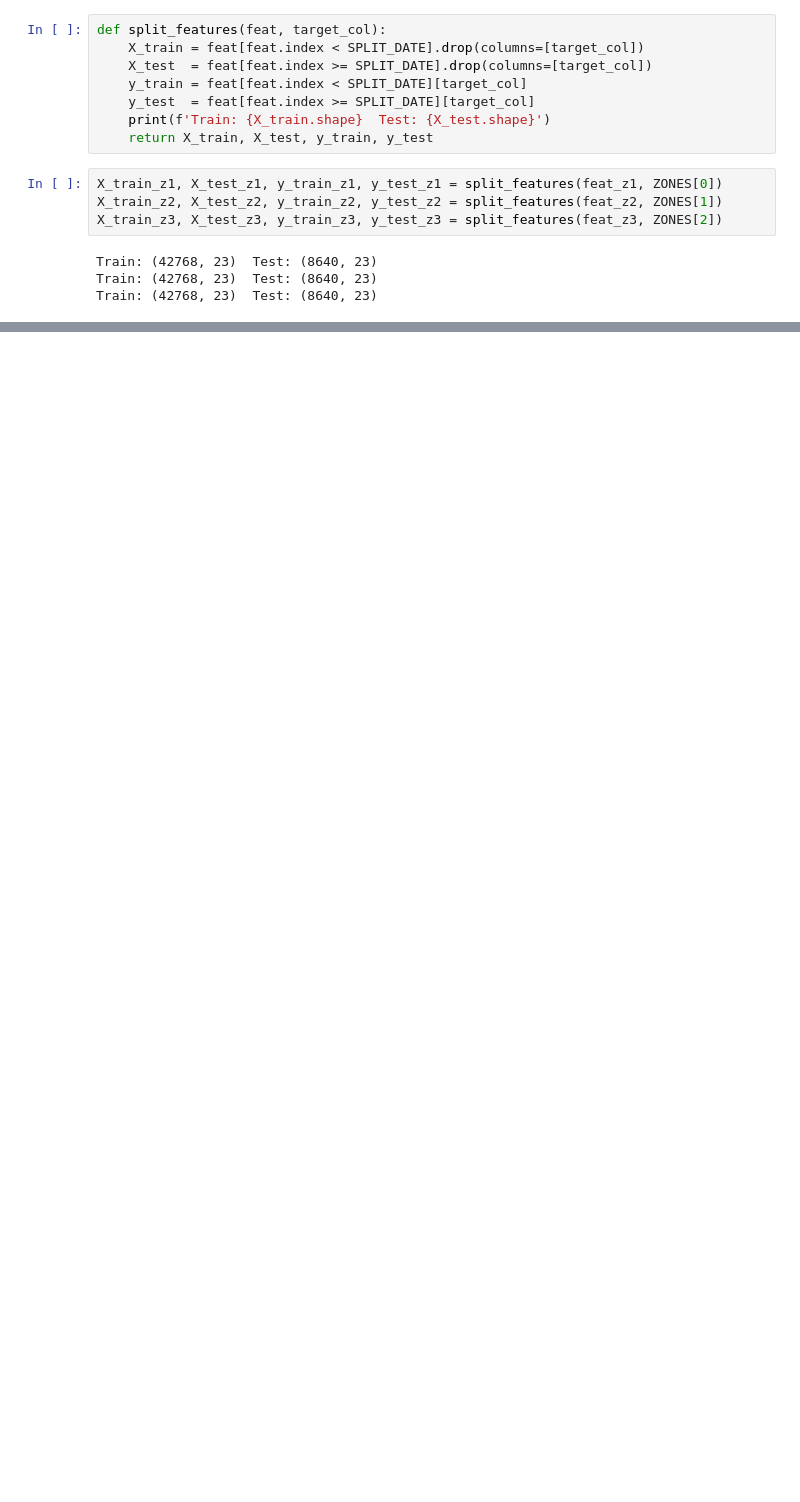
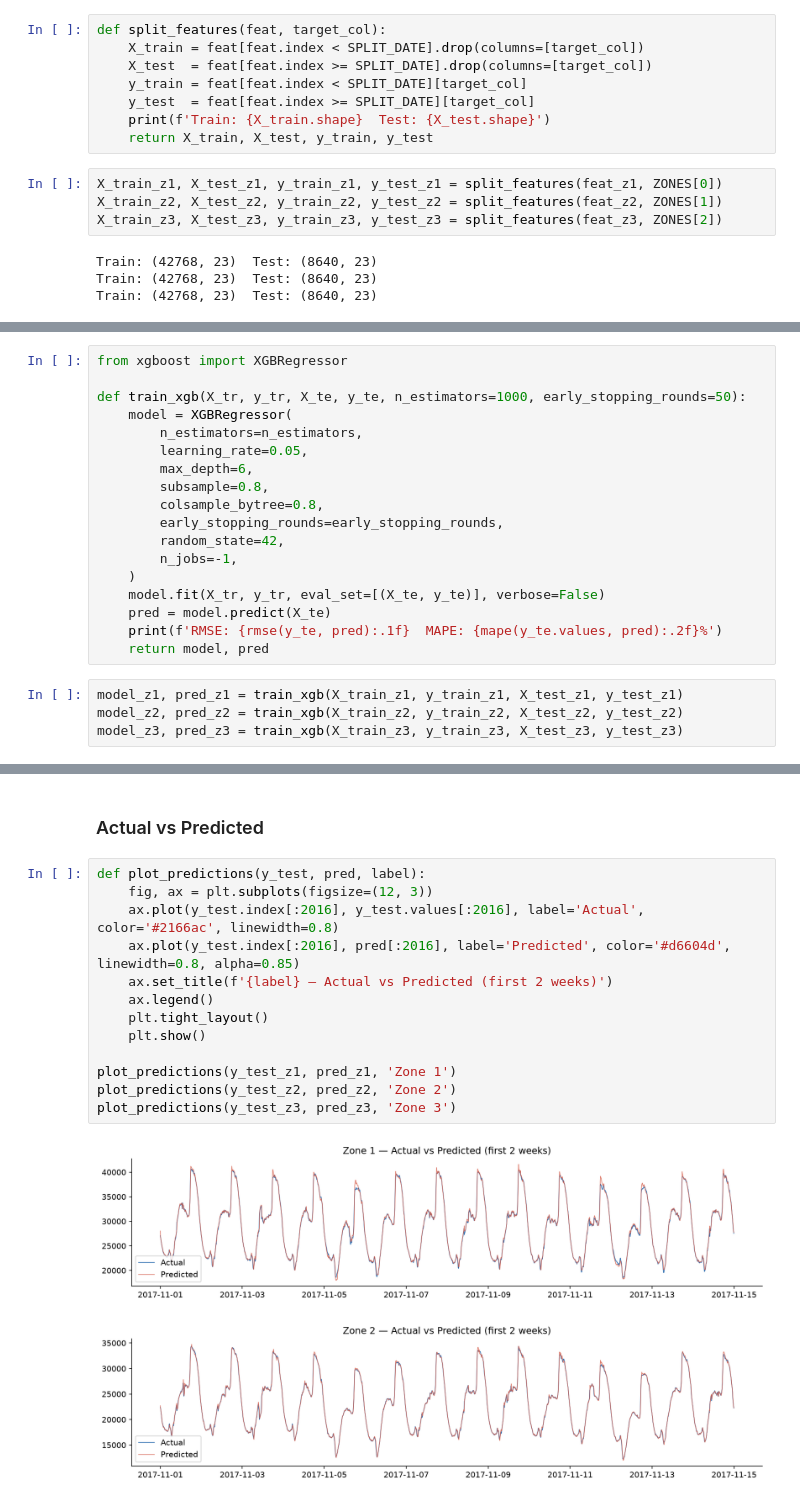
Before and after one commit to ShengPeiWilliam/energy-consumption-forecasting, a Jupyter notebook: code/energy_consumption_analysis.ipynb, the cells around one changed output, grey strips where cells are left out. Cells and saved outputs as stored; diff of their text form; blank space fills up the shorter version.

```diff
--- a/code/energy_consumption_analysis.ipynb
+++ b/code/energy_consumption_analysis.ipynb
@@ -201,0 +246,22 @@ Train: (42768, 23)  Test: (8640, 23)
+# %%
+from xgboost import XGBRegressor
+
+def train_xgb(X_tr, y_tr, X_te, y_te, n_estimators=1000, early_stopping_rounds=50):
+    model = XGBRegressor(
+        n_estimators=n_estimators,
+        learning_rate=0.05,
+        max_depth=6,
+        subsample=0.8,
+        colsample_bytree=0.8,
+        early_stopping_rounds=early_stopping_rounds,
+        random_state=42,
+        n_jobs=-1,
+    )
+    model.fit(X_tr, y_tr, eval_set=[(X_te, y_te)], verbose=False)
+    pred = model.predict(X_te)
+    print(f'RMSE: {rmse(y_te, pred):.1f}  MAPE: {mape(y_te.values, pred):.2f}%')
+    return model, pred
+# %%
+model_z1, pred_z1 = train_xgb(X_train_z1, y_train_z1, X_test_z1, y_test_z1)
+model_z2, pred_z2 = train_xgb(X_train_z2, y_train_z2, X_test_z2, y_test_z2)
+model_z3, pred_z3 = train_xgb(X_train_z3, y_train_z3, X_test_z3, y_test_z3)
@@ -201,0 +280,18 @@ Train: (42768, 23)  Test: (8640, 23)
+# %% [markdown]
+### Actual vs Predicted
+# %%
+def plot_predictions(y_test, pred, label):
+    fig, ax = plt.subplots(figsize=(12, 3))
+    ax.plot(y_test.index[:2016], y_test.values[:2016], label='Actual', color='#2166ac', linewidth=0.8)
+    ax.plot(y_test.index[:2016], pred[:2016], label='Predicted', color='#d6604d', linewidth=0.8, alpha=0.85)
+    ax.set_title(f'{label} — Actual vs Predicted (first 2 weeks)')
+    ax.legend()
+    plt.tight_layout()
+    plt.show()
+
+plot_predictions(y_test_z1, pred_z1, 'Zone 1')
+plot_predictions(y_test_z2, pred_z2, 'Zone 2')
+plot_predictions(y_test_z3, pred_z3, 'Zone 3')
+# %% [output]
+[figure, added]
+[figure, added]
```
Also changed, not shown: parts of 47 cells of this notebook.
